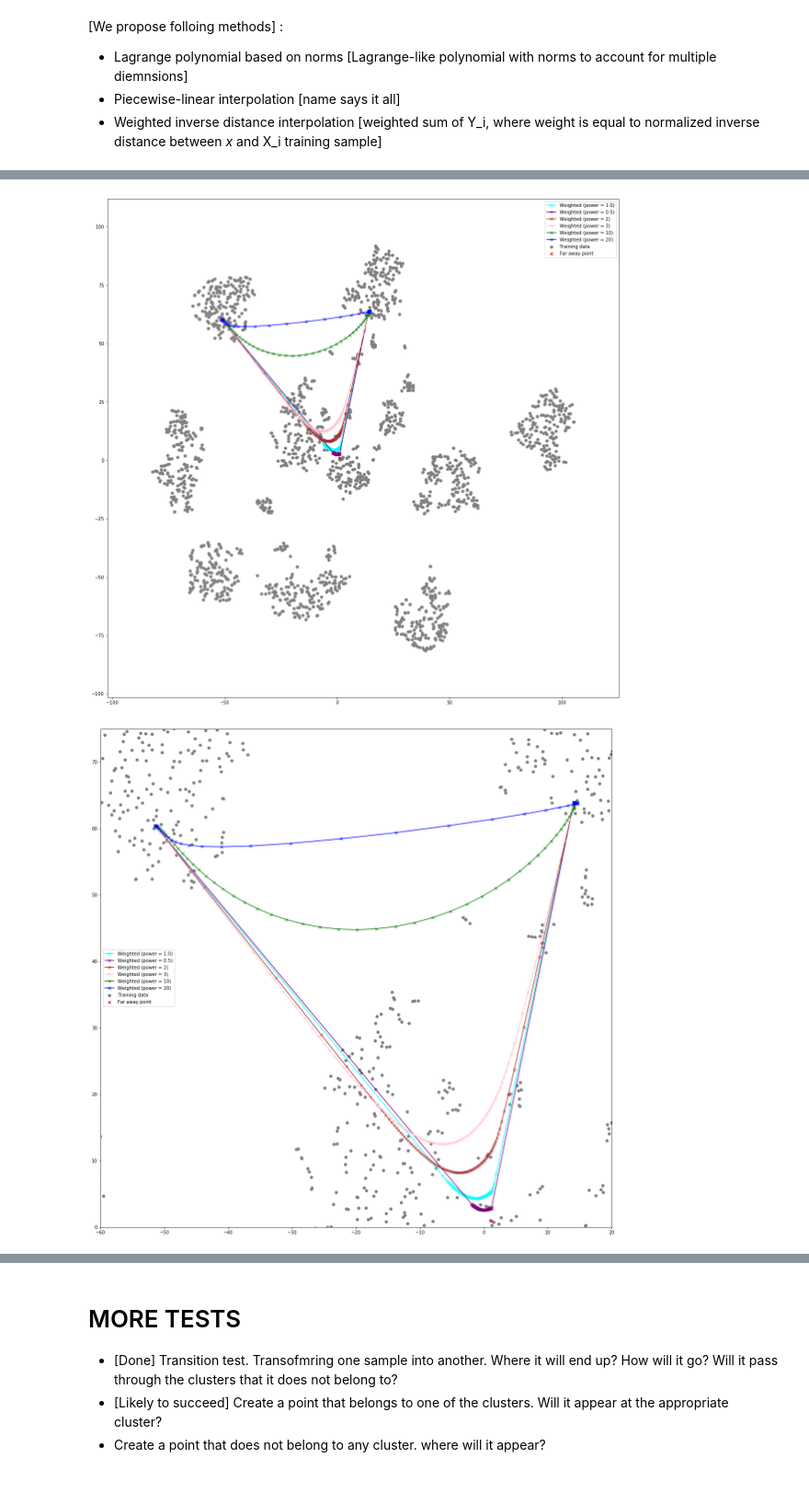
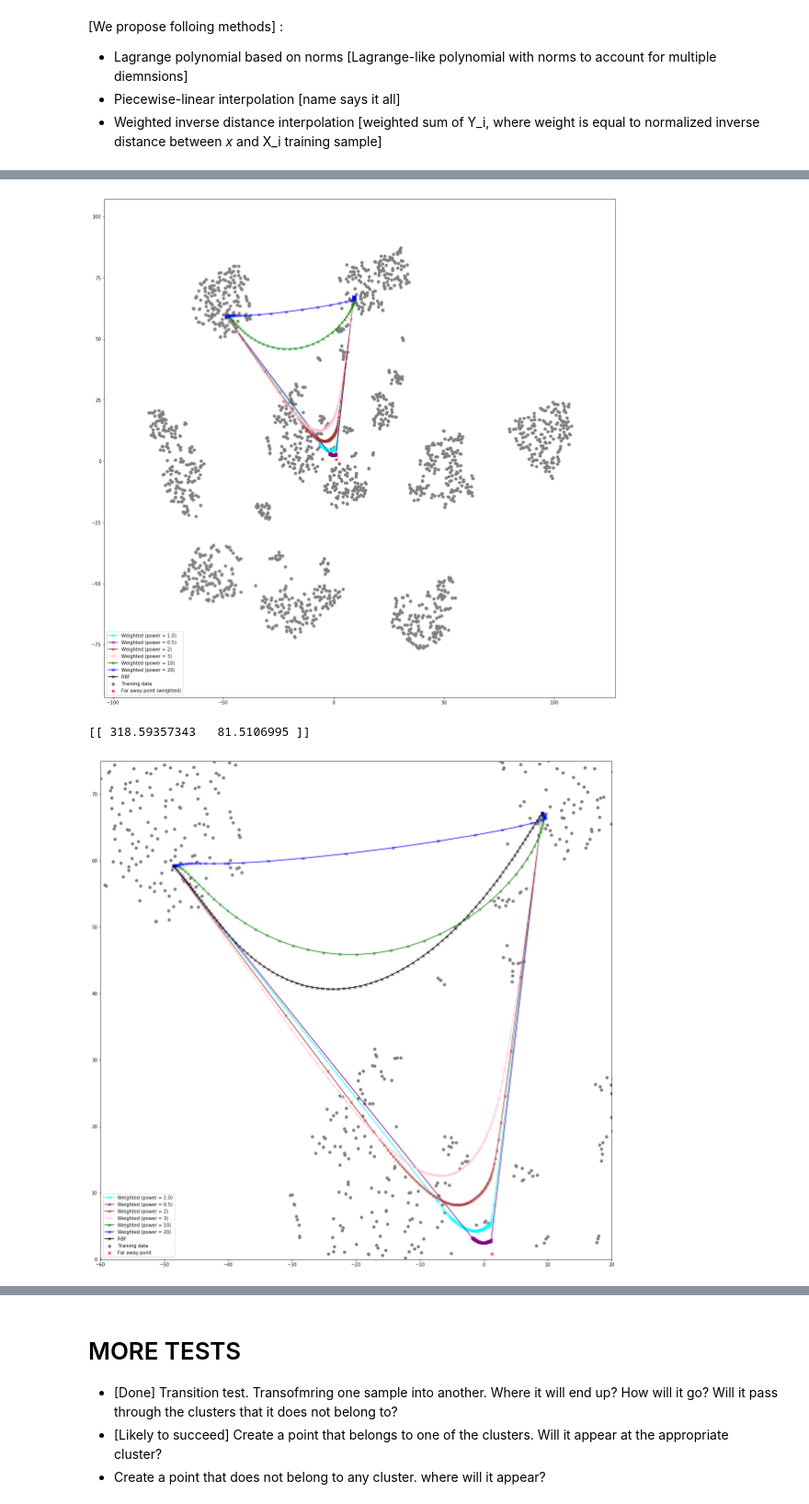
Before and after one commit to andreyboytsov/LION-tSNE, a Jupyter notebook: Dynamic TSNE.ipynb, the cells around one changed output, grey strips where cells are left out. Shown at 92% size. Cells and saved outputs as stored; diff of their text form; code cells hidden in the pictures.

```diff
--- a/Dynamic TSNE.ipynb
+++ b/Dynamic TSNE.ipynb
@@ -18,6 +18,11 @@ Both datasets were taken from scikit-learn [ref] package.
 data_digits = datasets.load_digits()
 X_digits = data_digits.images.reshape((-1, 64)) # 8x8 image to 64-length vector
 labels_digits = data_digits.target
+
+temp = np.ascontiguousarray(X_digits).view(np.dtype((np.void, X_digits.dtype.itemsize * X_digits.shape[1])))
+_, un_idx = np.unique(temp, return_index=True)
+X_digits = X_digits[un_idx, :]
+labels_digits = labels_digits[un_idx]
 # %%
 # Run TSNE
 dTSNE_digits = dynamic_tsne.DynamicTSNE(perplexity=20)
@@ -77,8 +83,8 @@ We design the following test:
 
 There are no formal criteria, [we just hope for insights]
 # %%
-start_index = 0
-end_index = 300
+start_index = 75
+end_index = 228
 steps = 100
 X_digits_transition = [X_digits[start_index, :] + (X_digits[end_index,:] - X_digits[start_index, :])*i/steps
                        for i in range(steps+1)]
@@ -210,6 +227,7 @@ embedder_weighted_10 = dTSNE_digits.generate_embedding_function(embedding_functi
 embedder_weighted_20 = dTSNE_digits.generate_embedding_function(embedding_function_type='weighted-inverse-distance',
                                               function_kwargs={'power' : 20})
 #embedder_linear = dTSNE_digits.generate_embedding_function(embedding_function_type='linear')
+embedder_rbf = dTSNE_digits.generate_embedding_function(embedding_function_type='rbf')
 # %%
 #y_poly = embedder_poly(X_digits_transition, verbose = 2)
 y_w_1 = embedder_weighted_one(X_digits_transition)
@@ -220,3 +238,4 @@ y_w_3 = embedder_weighted_3(X_digits_transition)
 y_w_10 = embedder_weighted_10(X_digits_transition)
 y_w_20 = embedder_weighted_20(X_digits_transition)
 #y_linear = embedder_linear(X_digits_transition)
+y_rbf = embedder_rbf(X_digits_transition)
@@ -227,7 +257,6 @@ plt.scatter(Y_digits[:, 0], Y_digits[:, 1], c='gray')
 
 X_far = [100]*64
 y_far = embedder_weighted_one(X_far)
-
 plt.scatter(y_far[:, 0], y_far[:, 1], c='red',marker='x')
 
 #plt.plot(y_poly[:, 0], y_poly[:, 1], color='red', marker='x')
@@ -246,17 +275,23 @@ plt.plot(y_w_20[:, 0], y_w_20[:, 1], color='blue', marker = 'x')
 legend_list.append("Weighted (power = 20)")
 #plt.plot(y_linear[:, 0], y_linear[:, 1], color='black', marker = 'x')
 #legend_list.append("Linear")
+plt.plot(y_rbf[:, 0], y_rbf[:, 1], color='black', marker = 'x')
+legend_list.append("RBF")
 
 
 legend_list.append("Training data")
-legend_list.append("Far away point")
+legend_list.append("Far away point (weighted)")
 
 plt.xlim([np.min(Y_digits[:, 0])-20, np.max(Y_digits[:, 0])+20])
 plt.ylim([np.min(Y_digits[:, 1])-20, np.max(Y_digits[:, 1])+20])
 plt.legend(legend_list)
 plt.show()
+
+y_far_rbf = embedder_rbf(X_far)
+print(y_far_rbf)
 # %% [output]
-[figure, old version]
+[figure, new version]
+[[ 318.59357343   81.5106995 ]]
 # %%
 plt.gcf().set_size_inches(20, 20)
 legend_list = list()
@@ -266,31 +301,33 @@ X_far = [100]*64
 y_far = embedder_weighted_one(X_far)
 
 plt.scatter(y_far[:, 0], y_far[:, 1], c='red',marker='x')
 
 #plt.plot(y_poly[:, 0], y_poly[:, 1], color='red', marker='x')
 #legend_list.append("Polynomial interpolation")
 plt.plot(y_w_1[:, 0], y_w_1[:, 1], color='cyan', marker = 'x')
 legend_list.append("Weighted (power = 1.0)")
 plt.plot(y_w_half[:, 0], y_w_half[:, 1], color='purple', marker = 'x')
 legend_list.append("Weighted (power = 0.5)")
 plt.plot(y_w_2[:, 0], y_w_2[:, 1], color='brown', marker = 'x')
 legend_list.append("Weighted (power = 2)")
 plt.plot(y_w_3[:, 0], y_w_3[:, 1], color='pink', marker = 'x')
 legend_list.append("Weighted (power = 3)")
 plt.plot(y_w_10[:, 0], y_w_10[:, 1], color='green', marker = 'x')
 legend_list.append("Weighted (power = 10)")
 plt.plot(y_w_20[:, 0], y_w_20[:, 1], color='blue', marker = 'x')
 legend_list.append("Weighted (power = 20)")
 #plt.plot(y_linear[:, 0], y_linear[:, 1], color='black', marker = 'x')
 #legend_list.append("Linear")
+plt.plot(y_rbf[:, 0], y_rbf[:, 1], color='black', marker = 'x')
+legend_list.append("RBF")
 
 
 legend_list.append("Training data")
 legend_list.append("Far away point")
 
 plt.xlim([-60, 20])
 plt.ylim([0, 75])
 plt.legend(legend_list)
 plt.show()
 # %% [output]
-[figure, old version]
+[figure, new version]
```
Also changed, not shown: parts of 17 cells of this notebook, 28 other files.
